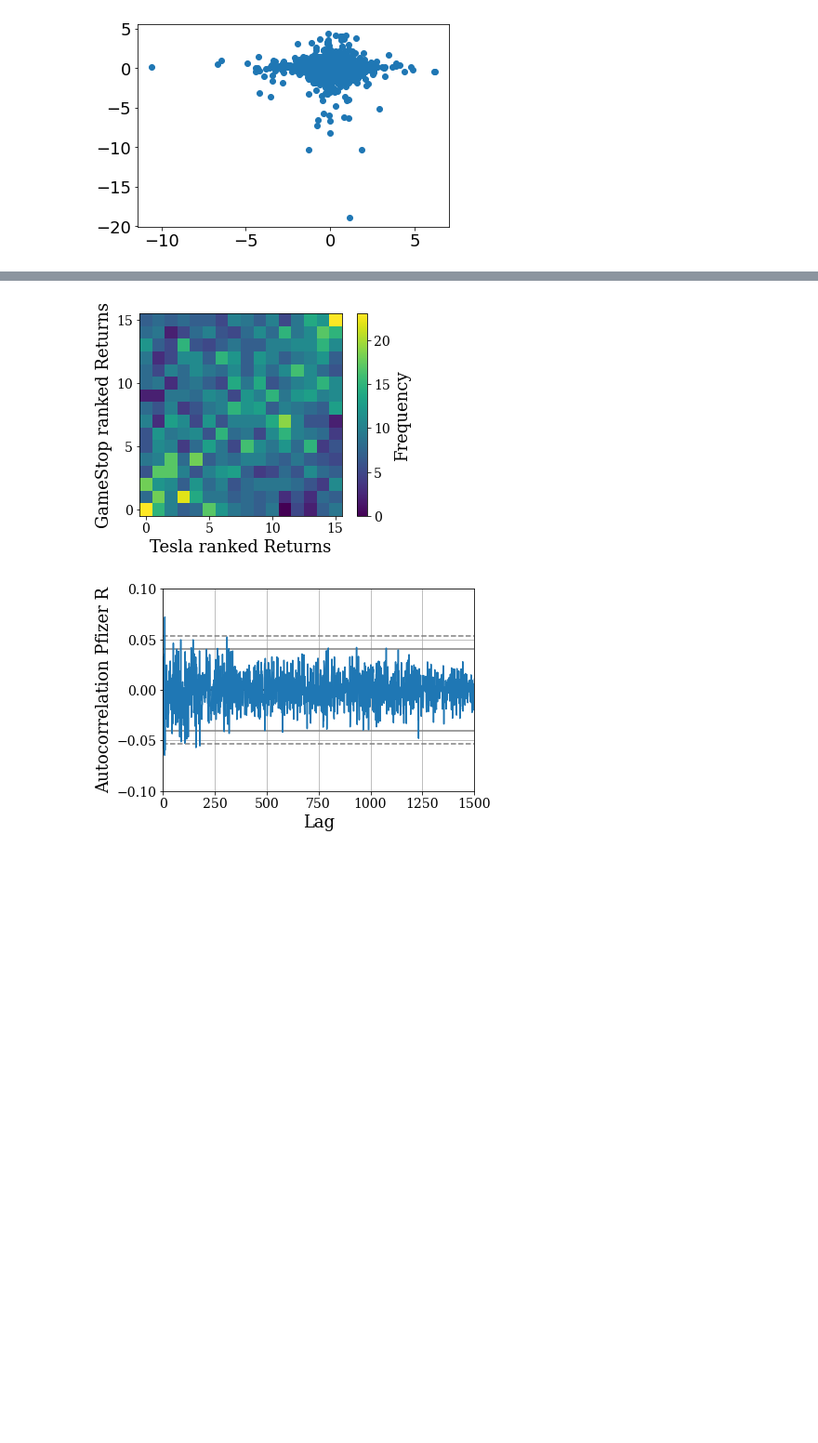
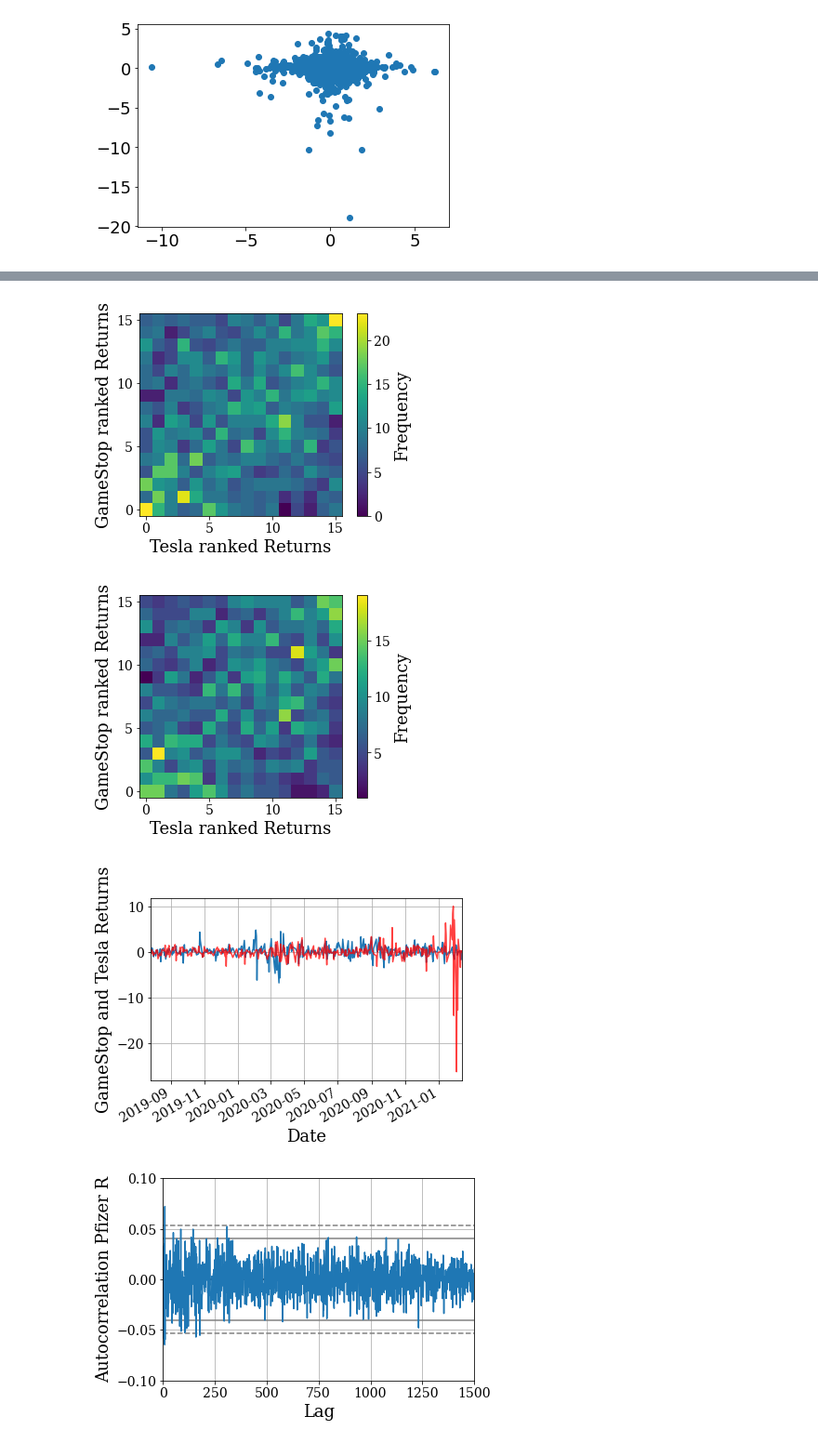
Before and after one commit to xSMSHP/FP_1_12, a Jupyter notebook: fp_versuch_1_12.ipynb, the cells around one changed output, grey strips where cells are left out. Shown at 93% size. Saved outputs shown, nothing was run; the diff lists cells and outputs as text; code cells hidden in the pictures; blank space fills up the shorter version.

```diff
--- a/fp_versuch_1_12.ipynb
+++ b/fp_versuch_1_12.ipynb
@@ -618,33 +654,67 @@ gme = qrank(R_k['GME'])
 
 plt.scatter(tesla, gme, s = 4)
 plt.ylabel('GameStop ranked Returns', **hfont)
 plt.xlabel('Tesla ranked Returns', **hfont)
 plt.yticks(fontname = 'DejaVu Serif', fontsize = 14)
 plt.xticks(fontname = 'DejaVu Serif', fontsize = 14)
 plt.autoscale(tight = True)
 plt.savefig('pics/2/returns_scatter_ranked_GME_TSLA.png', dpi = 500, bbox_inches='tight')
 plt.show()
 
 heatmap, xedges, yedges = np.histogram2d(tesla, gme, bins=(16, 16))
 
 plt.clf()
 plt.ylabel('GameStop ranked Returns', **hfont)
 plt.xlabel('Tesla ranked Returns', **hfont)
 plt.yticks(fontname = 'DejaVu Serif', fontsize = 14)
 plt.xticks(fontname = 'DejaVu Serif', fontsize = 14)
 plt.imshow(heatmap, origin = 'lower')
 cbar = plt.colorbar()
 cbar.set_label('Frequency', size = 18, family = 'DejaVu Serif')
 for l in cbar.ax.yaxis.get_ticklabels():
     l.set_family('DejaVu Serif')
     l.set_size(14)
 plt.savefig('pics/2/returns_heatmap_ranked_GME_TSLA.png', dpi = 500, bbox_inches='tight')
 plt.show()
+
+tesla = qrank(R_k['TSLA'][:-365])
+gme = qrank(R_k['GME'][:-365])
+
+heatmap, xedges, yedges = np.histogram2d(tesla, gme, bins=(16, 16))
+
+plt.clf()
+plt.ylabel('GameStop ranked Returns', **hfont)
+plt.xlabel('Tesla ranked Returns', **hfont)
+plt.yticks(fontname = 'DejaVu Serif', fontsize = 14)
+plt.xticks(fontname = 'DejaVu Serif', fontsize = 14)
+plt.imshow(heatmap, origin = 'lower')
+cbar = plt.colorbar()
+cbar.set_label('Frequency', size = 18, family = 'DejaVu Serif')
+for l in cbar.ax.yaxis.get_ticklabels():
+    l.set_family('DejaVu Serif')
+    l.set_size(14)
+plt.savefig('pics/2/returns_heatmap_ranked_GME_TSLA_until_2020.png', dpi = 500, bbox_inches='tight')
+plt.show()
+
+fig = plt.figure()
+ax = fig.add_subplot(111)
+R_k['TSLA'][-365:].plot(ax = ax)
+R_k['GME'][-365:].plot(ax = ax, color = 'red', alpha = 0.75)
+plt.ylabel('GameStop and Tesla Returns', **hfont)
+plt.xlabel('Date', **hfont)
+plt.yticks(fontname = 'DejaVu Serif', fontsize = 14)
+plt.xticks(fontname = 'DejaVu Serif', fontsize = 14)
+plt.autoscale(axis = 'x', tight = True)
+plt.grid(True)
+plt.savefig('pics/2/time_series_tesla_gamestop.png', dpi = 500, bbox_inches='tight')
+plt.show()
 # %% [output]
 [figure]
 [figure]
 [figure]
 [figure]
+[figure, added]
+[figure, added]
 # %%
 rm = pd.plotting.autocorrelation_plot(R_k['PFE'])
 rm.plot
```
Also changed, not shown: parts of 3 cells of this notebook.
